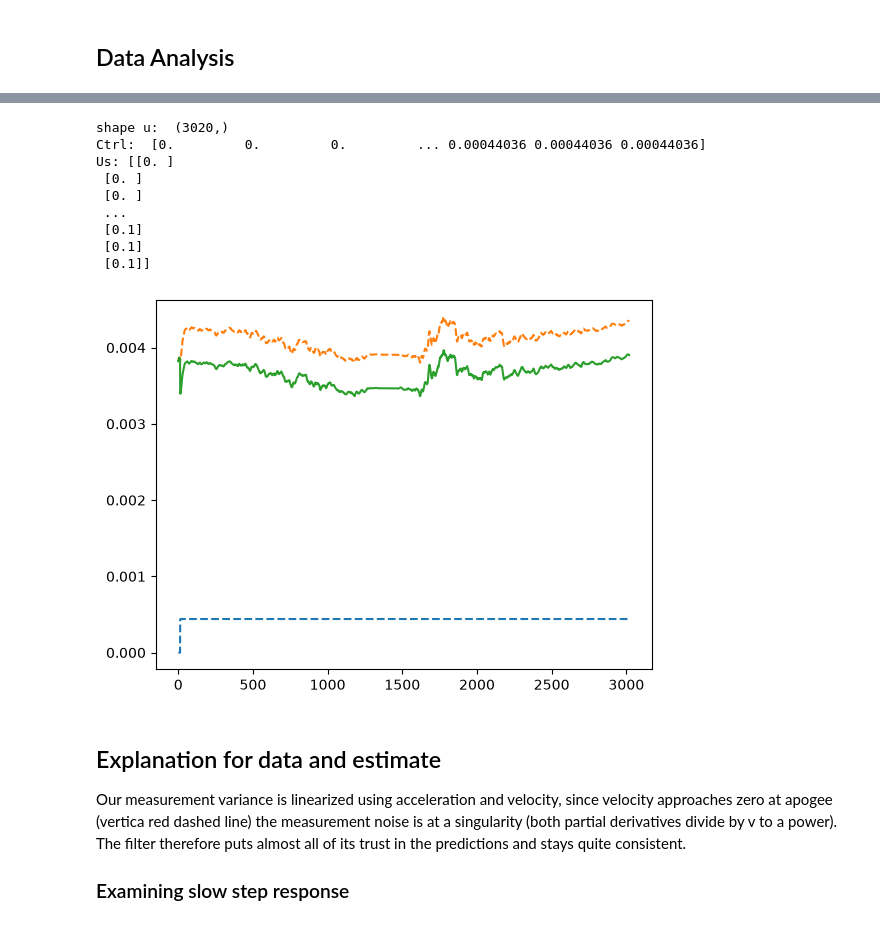
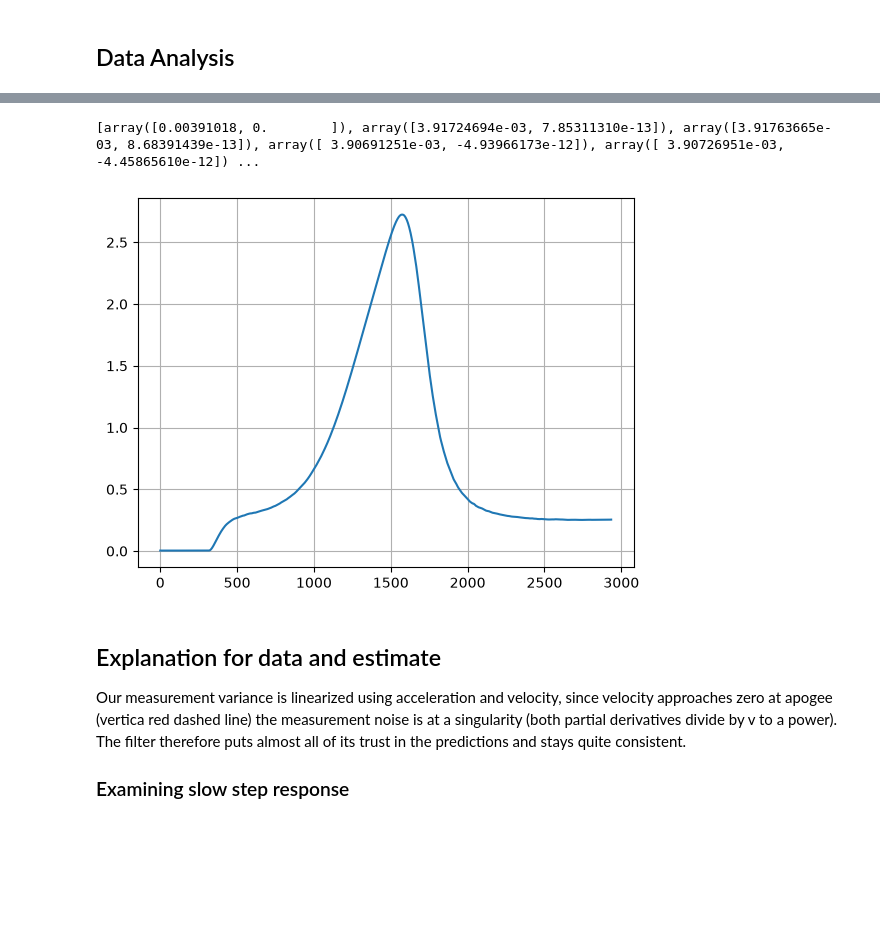
Before and after one commit to the-lightstack/kiraAirbrakeSoftware, a Jupyter notebook: regularSampleFilter.ipynb, the cells around one changed output, grey strips where cells are left out. Cells and saved outputs as stored; diff of their text form; code cells hidden in the pictures; blank space fills up the shorter version.

Commit message:
add: working control inputs

```diff
--- a/regularSampleFilter.ipynb
+++ b/regularSampleFilter.ipynb
@@ -809,30 +821,21 @@ Start tmime:  3.0
 # %%
 ## With Bu term eliminated, so only process noise can be checked for
-raw = np.array(cdaSaver_.x_prior)[:,0]# - (np.array(cdaSaver_.B) * np.array(cdaSaver_.u))
+raw = np.array(cdaSaver_.x)[:,0]# - (np.array(cdaSaver_.B) * np.array(cdaSaver_.u))
 B = np.array(cdaSaver_.B)[:,0,0]
 u = np.array(cdaSaver_.u)[:,0]
-print("shape u: ", u.shape)
+ua = np.array(cdaSaver_.x)[:,1]
 
-control_input = B * u
-print("Ctrl: ", control_input)
-print("Us:",np.array(cdaSaver_.u))
+print(cdaSaver_.x)
+# The raw cda
+plt.plot(raw)
 
-plt.plot(control_input,linestyle="--")
-plt.plot(raw, linestyle="--")
 
-plt.plot(raw-control_input)
+
+plt.grid()
 plt.show()
 # %% [output]
-shape u:  (3020,)
-Ctrl:  [0.         0.         0.         ... 0.00044036 0.00044036 0.00044036]
-Us: [[0. ]
- [0. ]
- [0. ]
- ...
- [0.1]
- [0.1]
- [0.1]]
+[array([0.00391018, 0.        ]), array([3.91724694e-03, 7.85311310e-13]), array([3.91763665e-03, 8.68391439e-13]), array([ 3.90691251e-03, -4.93966173e-12]), array([ 3.90726951e-03, -4.45865610e-12]) ...
-[figure, old version]
+[figure, new version]
 # %% [markdown]
 ## Explanation for data and estimate
 Our measurement variance is linearized using acceleration and velocity, since velocity approaches zero at apogee (vertica red dashed line) the measurement noise is at a singularity (both partial derivatives divide by v to a power). The filter therefore puts almost all of its trust in the predictions and stays quite consistent.
```
Also changed, not shown: parts of 5 cells of this notebook.
